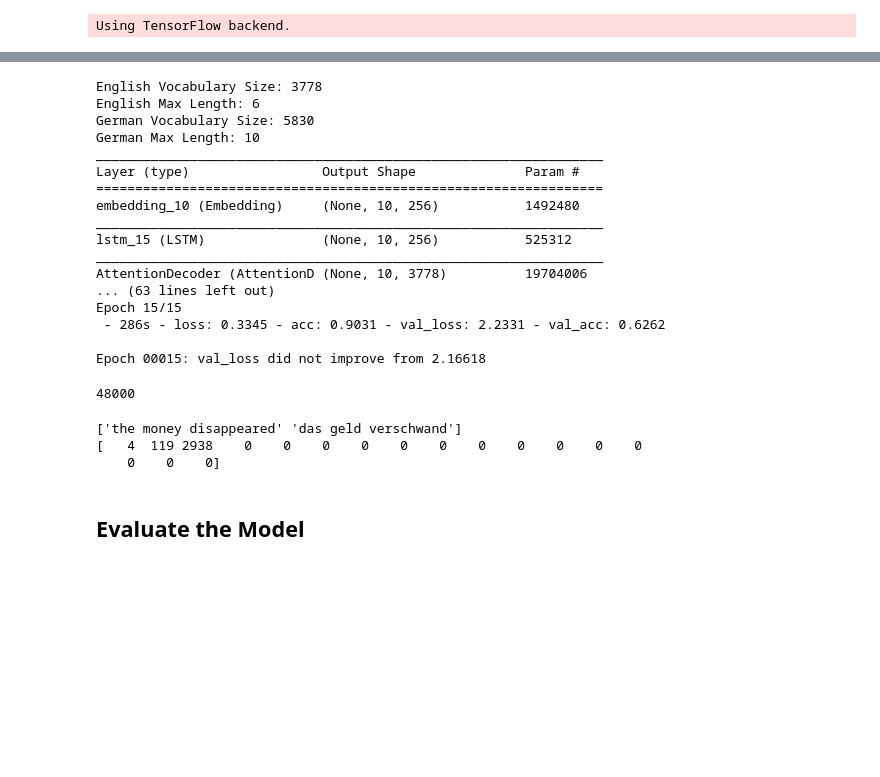
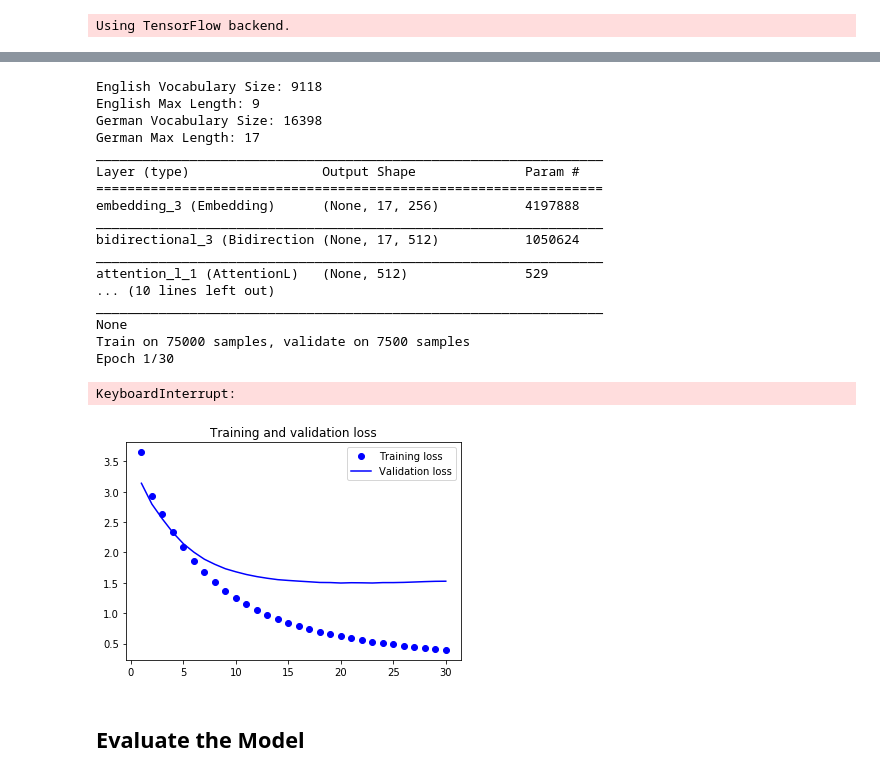
Before and after one commit to harry08010/German-English-Machine-Translator, a Jupyter notebook: WF_CSCE636_Project.ipynb, the cells around one changed output, grey strips where cells are left out. Cells and saved outputs as stored; diff of their text form; code cells hidden in the pictures; blank space fills up the shorter version.

```diff
--- a/WF_CSCE636_Project.ipynb
+++ b/WF_CSCE636_Project.ipynb
@@ -391,9 +415,4 @@ plt.show()
 # %%
-# load datasets
-dataset = load_clean_sentences('english-german-both.pkl')
-train = load_clean_sentences('english-german-train.pkl')
-test = load_clean_sentences('english-german-test.pkl')
-
 # prepare english tokenizer
 eng_tokenizer = create_tokenizer(dataset[:, 0])
 eng_vocab_size = len(eng_tokenizer.word_index) + 1
@@ -407,11 +426,16 @@ ger_length = max_length(dataset[:, 1])
 print('German Vocabulary Size: %d' % ger_vocab_size)
 print('German Max Length: %d' % (ger_length))
 
-attention_trainX = encode_sequences(ger_tokenizer, max(ger_length, eng_length), train[:, 1])
-attention_trainY = encode_sequences(eng_tokenizer, max(ger_length, eng_length), train[:, 0])
+attention_trainX = encode_sequences(ger_tokenizer, ger_length, train[:, 1])
+attention_trainY = encode_sequences(eng_tokenizer, eng_length, train[:, 0])
 attention_trainY = encode_output(attention_trainY, eng_vocab_size)
-attention_testX = encode_sequences(ger_tokenizer, max(ger_length, eng_length), test[:, 1])
-attention_testY = encode_sequences(eng_tokenizer, max(ger_length, eng_length), test[:, 0])
+
+attention_valiX = encode_sequences(ger_tokenizer, ger_length, vali[:, 1])
+attention_valiY = encode_sequences(eng_tokenizer, eng_length, vali[:, 0])
+attention_valiY = encode_output(attention_valiY, eng_vocab_size)
+
+attention_testX = encode_sequences(ger_tokenizer, ger_length, test[:, 1])
+attention_testY = encode_sequences(eng_tokenizer, eng_length, test[:, 0])
 attention_testY = encode_output(attention_testY, eng_vocab_size)
 
 attention_model = define_attention_model(ger_vocab_size, eng_vocab_size, ger_length, eng_length, 256)
@@ -419,27 +443,28 @@ attention_model.compile(optimizer='adam', loss='categorical_crossentropy', metri
 
 # summarize defined model
 print(attention_model.summary())
-plot_model(model, to_file='model.png', show_shapes=True)
+plot_model(attention_model, to_file='attention_model.png', show_shapes=True)
 
 # fit model
 filename = 'attention_model.h5'
 checkpoint = ModelCheckpoint(filename, monitor='val_loss', verbose=1, save_best_only=True, mode='min')
-history = attention_model.fit(attention_trainX, attention_trainY, epochs=15, batch_size=64, validation_data=(attention_testX, attention_testY), callbacks=[checkpoint], verbose=2)
+attention_history = attention_model.fit(attention_trainX, attention_trainY, epochs=30, batch_size=256, validation_data=(attention_valiX, attention_valiY), callbacks=[checkpoint], verbose=2)
 # %% [output]
-English Vocabulary Size: 3778
-English Max Length: 6
-German Vocabulary Size: 5830
-German Max Length: 10
+English Vocabulary Size: 9118
+English Max Length: 9
+German Vocabulary Size: 16398
+German Max Length: 17
 _________________________________________________________________
 Layer (type)                 Output Shape              Param #
 =================================================================
-embedding_10 (Embedding)     (None, 10, 256)           1492480
+embedding_3 (Embedding)      (None, 17, 256)           4197888
 _________________________________________________________________
-lstm_15 (LSTM)               (None, 10, 256)           525312
+bidirectional_3 (Bidirection (None, 17, 512)           1050624
 _________________________________________________________________
-AttentionDecoder (AttentionD (None, 10, 3778)          19704006
-... (63 lines left out)
-Epoch 15/15
- - 286s - loss: 0.3345 - acc: 0.9031 - val_loss: 2.2331 - val_acc: 0.6262
-
-Epoch 00015: val_loss did not improve from 2.16618
+attention_l_1 (AttentionL)   (None, 512)               529
+... (10 lines left out)
+_________________________________________________________________
+None
+Train on 75000 samples, validate on 7500 samples
+Epoch 1/30
+KeyboardInterrupt:
@@ -449,14 +471,22 @@ print(trainX[0])
-# %%
-print(len(train))
-# %% [output]
-48000
-# %%
-print(train[1])
-print(trainX[1])
-# %% [output]
-['the money disappeared' 'das geld verschwand']
-[   4  119 2938    0    0    0    0    0    0    0    0    0    0    0
-    0    0    0]
+# %%
+%matplotlib inline
+import matplotlib.pyplot as plt
+
+loss = attention_history.history['loss']
+val_loss = attention_history.history['val_loss']
+
+epochs = range(1, len(loss) + 1)
+
+plt.figure()
+
+plt.plot(epochs, loss, 'bo', label='Training loss')
+plt.plot(epochs, val_loss, 'b', label='Validation loss')
+plt.title('Training and validation loss')
+plt.legend()
+
+plt.show()
+# %% [output]
+[figure, added]
 # %% [markdown]
 ## Evaluate the Model
 # %%
```
Also changed, not shown: parts of 18 cells of this notebook, 3 other files.
